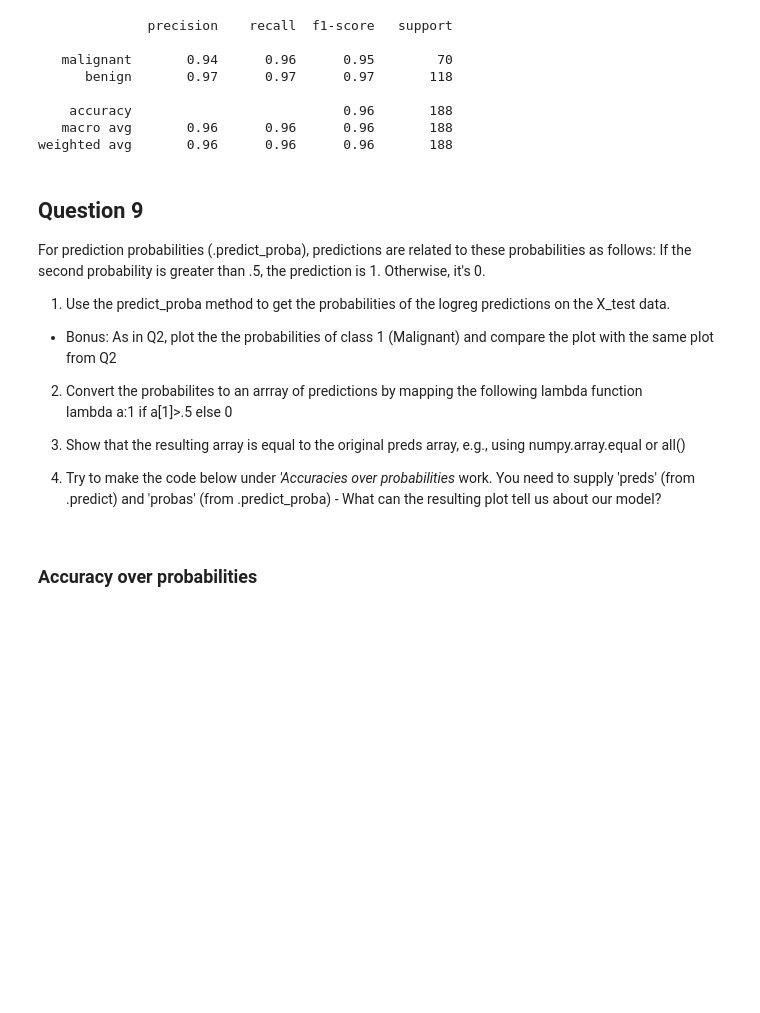
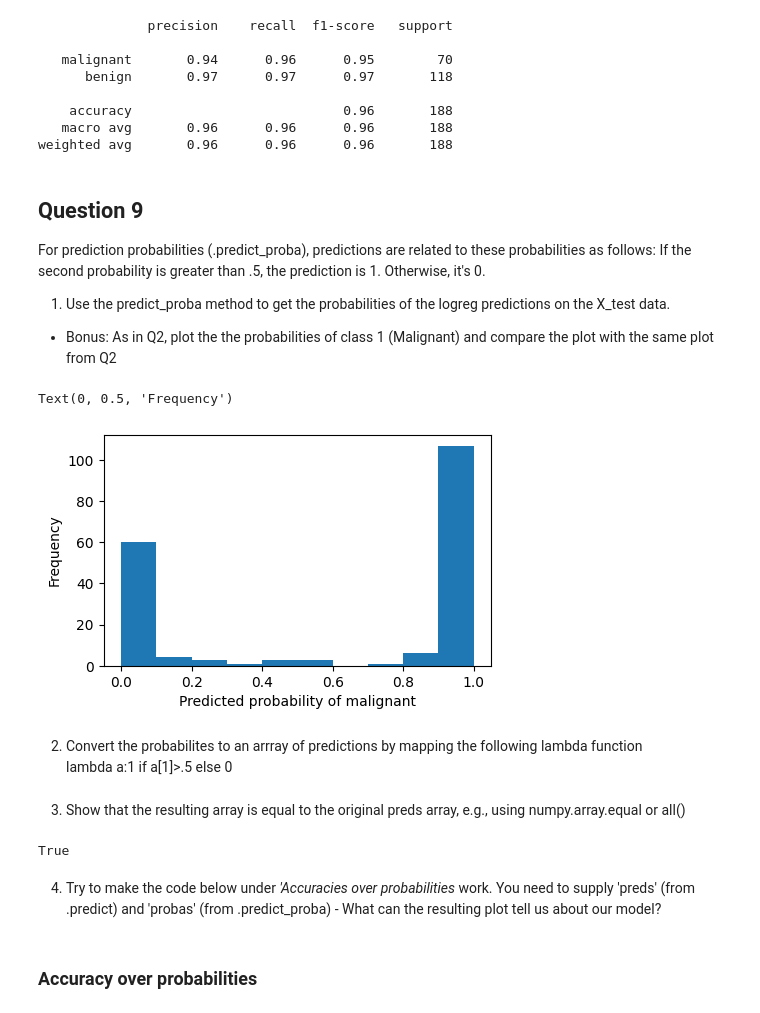
Before and after one commit to helenaglaring/aiml23_labs, a Jupyter notebook: LAB2_2023.ipynb, the cells around one changed output. Cells and saved outputs as stored; diff of their text form; code cells hidden in the pictures; blank space fills up the shorter version.

```diff
--- a/LAB2_2023.ipynb
+++ b/LAB2_2023.ipynb
@@ -446,10 +446,22 @@ For prediction probabilities (.predict_proba), predictions are related to these
 
 1. Use the predict_proba method to get the probabilities of the logreg predictions on the X_test data.
 - Bonus: As in Q2, plot the the probabilities of class 1 (Malignant) and compare the plot with the same plot from Q2
-
-2. Convert the probabilites to an arrray of predictions by mapping the following lambda function <br>
-lambda a:1 if a[1]>.5 else 0
-
-3. Show that the resulting array is equal to the original preds array, e.g., using numpy.array.equal or all()
-
-4. Try to make the code below under *'Accuracies over probabilities* work. You need to supply 'preds' (from .predict) and 'probas' (from .predict_proba) - What can the resulting plot tell us about our model?
+# %%
+# Generate predicted probabilities of the test data belonging to each target class using the logistic regression model
+probas = logreg.predict_proba(X_test_scaled)
+
+# Create a histogram of the predicted probabilities for the malignant class (class 1)
+# The predicted probabilities are taken from the second column of the probas array.
+# The number of bins in the histogram is set to 10.
+plt.figure(figsize=(5, 3))
+plt.hist(probas[:, 1], bins=10)
+
+# Set the x and y axis labels for the plot
+plt.xlabel('Predicted probability of malignant')
+plt.ylabel('Frequency')
+# %% [output]
+Text(0, 0.5, 'Frequency')
+[figure, added]
+# %% [markdown]
+2. Convert the probabilites to an arrray of predictions by mapping the following lambda function <br>
+lambda a:1 if a[1]>.5 else 0
@@ -456,3 +470,11 @@ lambda a:1 if a[1]>.5 else 0
+# %% [markdown]
+3. Show that the resulting array is equal to the original preds array, e.g., using numpy.array.equal or all()
+# %%
+all(preds == logreg.predict(X_test_scaled))
+# %% [output]
+True
+# %% [markdown]
+4. Try to make the code below under *'Accuracies over probabilities* work. You need to supply 'preds' (from .predict) and 'probas' (from .predict_proba) - What can the resulting plot tell us about our model?
 # %% [markdown]
 ### Accuracy over probabilities
 # %%
```
Also changed, not shown: parts of 7 cells of this notebook.
